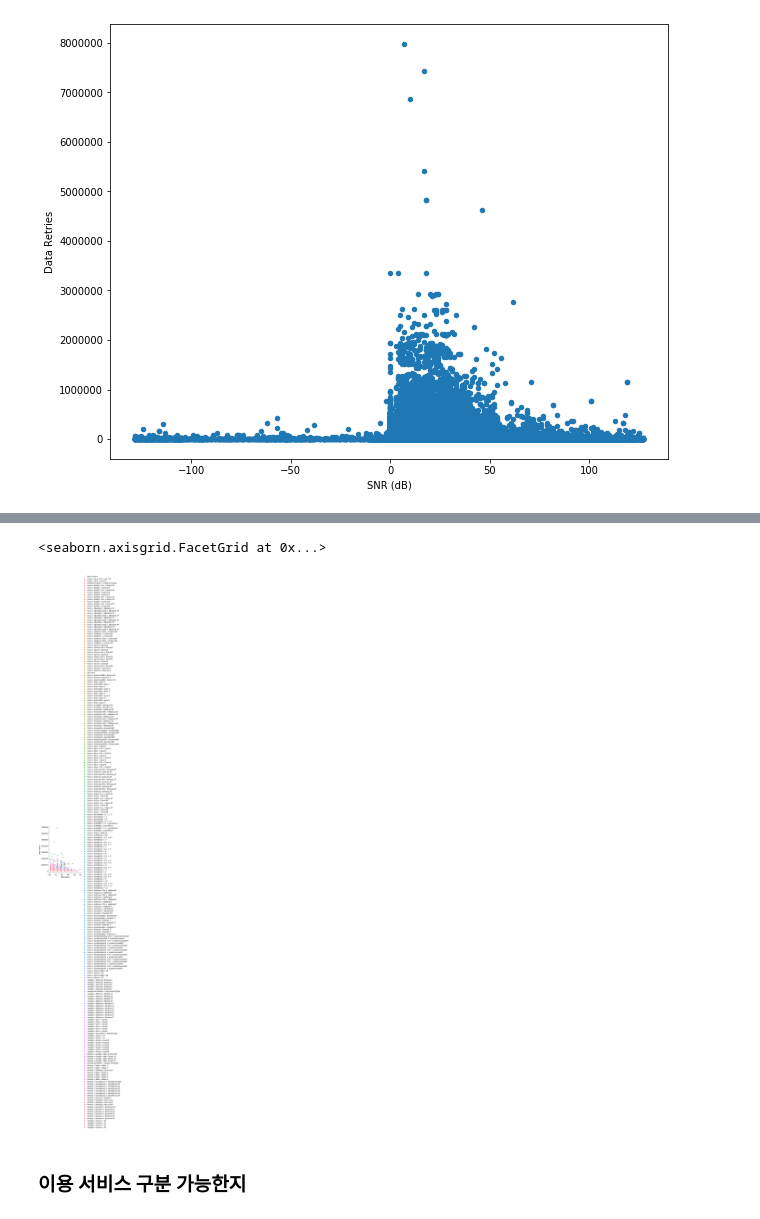
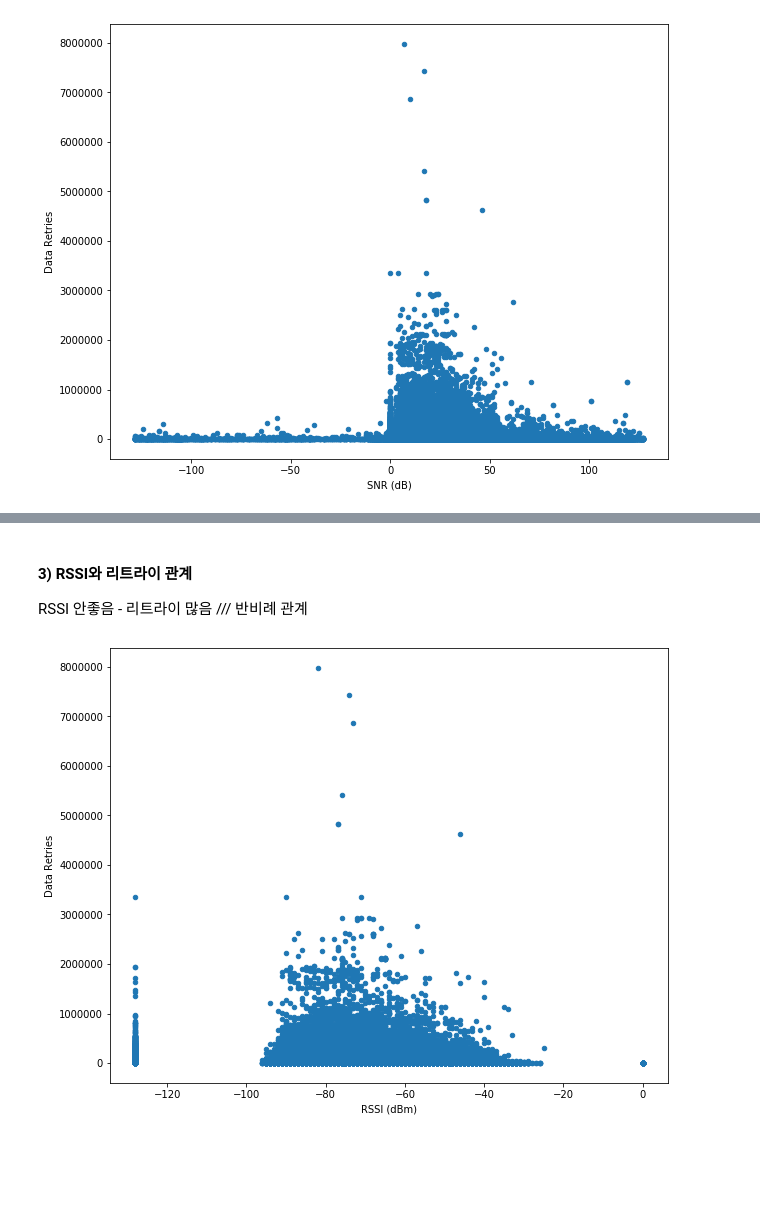
Before and after one commit to leeEunJooo/NetworkAssociation, a Jupyter notebook: view_data-eunju.ipynb, the cells around one changed output, grey strips where cells are left out. Drawn from its saved outputs; the diff is of its cells as text; code cells hidden in the pictures; blank space fills up the shorter version.

```diff
--- a/view_data-eunju.ipynb
+++ b/view_data-eunju.ipynb
@@ -325,7 +174,0 @@ nice
-# %%
-# 얼마나 좋은지
-niceconcat = pd.concat([nice['AP'],nice['Utilization']],axis=1)
-sns.relplot(x="RSSI (dBm)", y="Data Retries", hue="Map Location", data=niceconcat)
-# %% [output]
-<seaborn.axisgrid.FacetGrid at 0x...>
-[figure, removed]
@@ -336,2 +175,10 @@ sns.relplot(x="RSSI (dBm)", y="Data Retries", hue="Map Location", data=niceconca
-# %% [markdown]
-### 이용 서비스 구분 가능한지
+# %% [markdown]
+#### 3) RSSI와 리트라이 관계
+RSSI 안좋음 - 리트라이 많음 /// 반비례 관계
+# %%
+figure, (ax1) = plt.subplots(nrows=1, ncols=1)
+figure.set_size_inches(10,8)
+
+noPacket['Utilization'].plot.scatter(x='RSSI (dBm)', y='Data Retries',ax = ax1);
+# %% [output]
+[figure, added]
```
Also changed, not shown: parts of 113 cells of this notebook.
